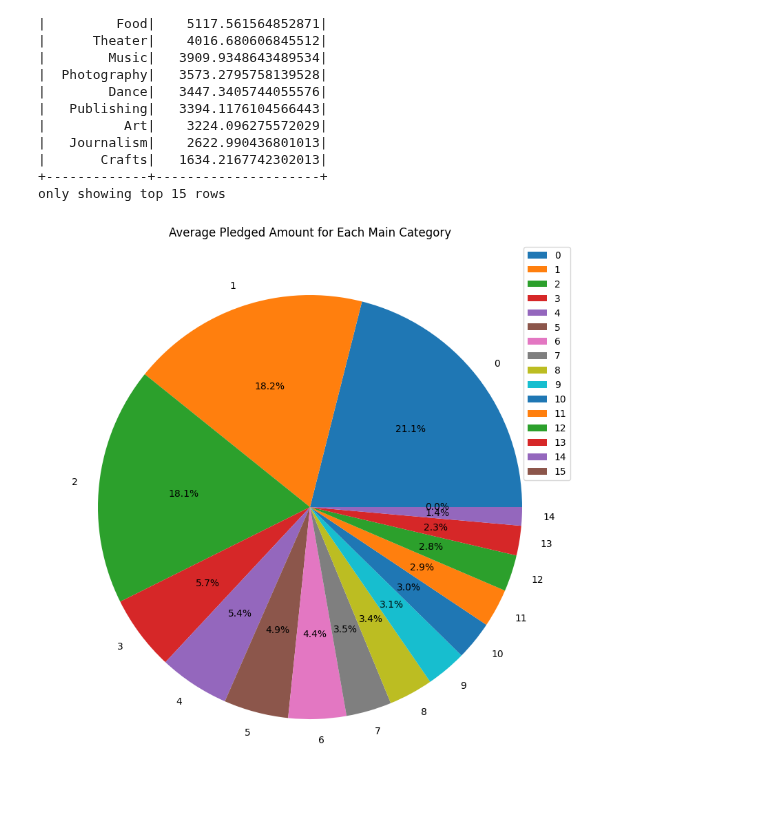
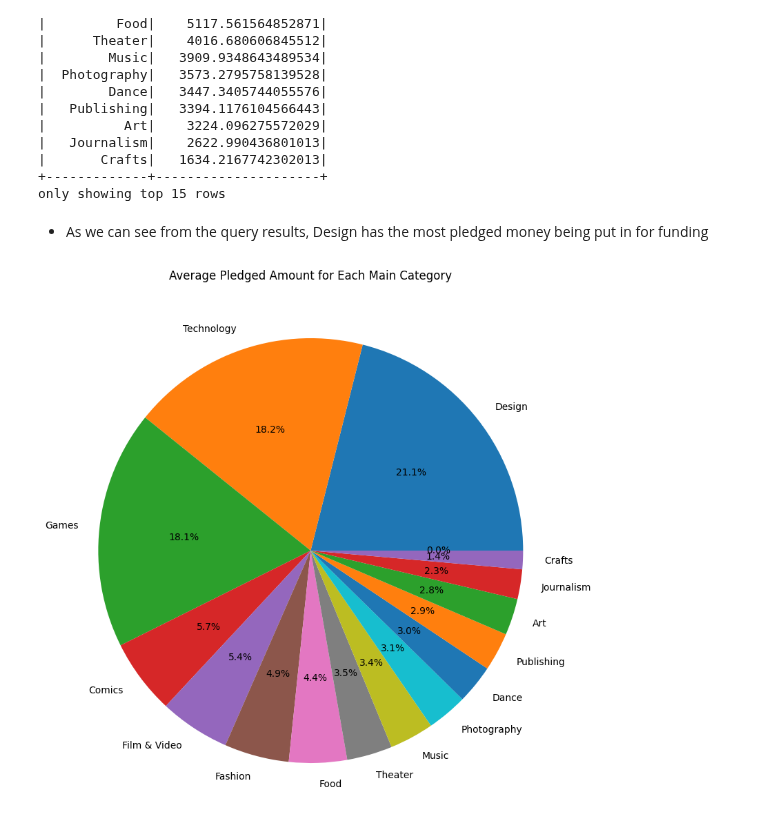
Before and after one commit to yahiaehab10/Crowdfunding-Success-Predictor, a Jupyter notebook: Ahmed'sNotebook.ipynb, the cells around one changed output. Cells and saved outputs as stored; diff of their text form; code cells hidden in the pictures; blank space fills up the shorter version.

```diff
--- a/Ahmed'sNotebook.ipynb
+++ b/Ahmed'sNotebook.ipynb
@@ -265,10 +266,15 @@ df.groupBy('main_category').agg(avg('usd_pledged_real')).orderBy('avg(usd_pledge
 |       Crafts|   1634.2167742302013|
 +-------------+---------------------+
 only showing top 15 rows
+# %% [markdown]
+* As we can see from the query results, Design has the most pledged money being put in for funding
 # %%
-df.groupBy('main_category').agg(avg('usd_pledged_real')).orderBy('avg(usd_pledged_real)', ascending = False).toPandas().plot.pie(y='avg(usd_pledged_real)', autopct='%1.1f%%', figsize=(10, 10))
+category_names = df.select('main_category').distinct().toPandas()['main_category'].tolist()
+df_grouped = df.groupBy('main_category').agg(avg('usd_pledged_real')).orderBy('avg(usd_pledged_real)', ascending = False).toPandas()
+df_grouped['main_category'] = df_grouped['main_category']
+df_grouped.plot.pie(y='avg(usd_pledged_real)', labels=df_grouped['main_category'], autopct='%1.1f%%', figsize=(10, 10), legend=False)
 plt.title('Average Pledged Amount for Each Main Category')
 plt.ylabel('')
 plt.show()
 # %% [output]
-[figure, old version]
+[figure, new version]
```
Also changed, not shown: parts of 4 cells of this notebook.
